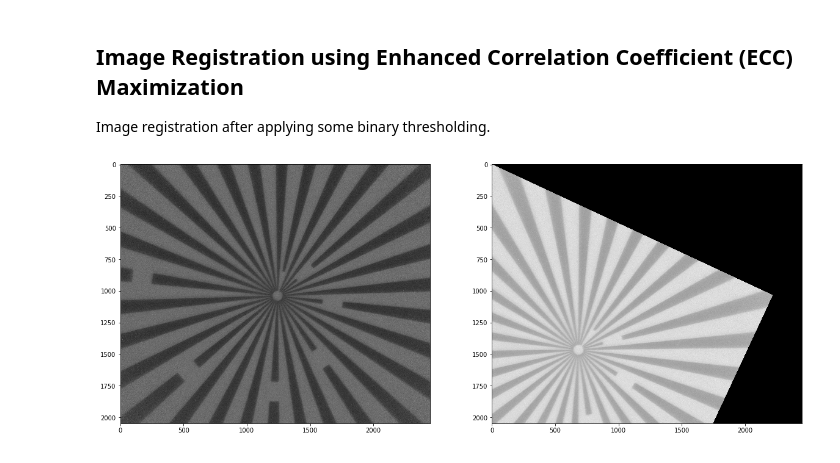
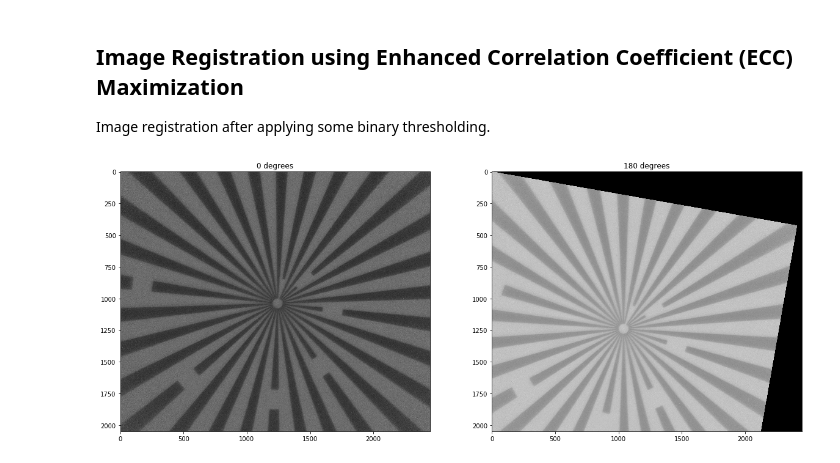
Before and after one commit to iamfaisalkhan/XImageRegistration, a Jupyter notebook: ECC Approach/Alignment-ECC-binary.ipynb, the cells around one changed output. Saved outputs shown, nothing was run; the diff lists cells and outputs as text; code cells hidden in the pictures.

```diff
--- a/ECC Approach/Alignment-ECC-binary.ipynb
+++ b/ECC Approach/Alignment-ECC-binary.ipynb
@@ -21,21 +21,28 @@ import matplotlib.patches as mpatches
 # %%
 samples = ['../samples/rot_0.tif',
            '../samples/rot_180.tif',
            '../samples/faked_rot_0_tilted_5.3deg.tif',
            '../samples/faked_rot_180.tif']
 
-img0deg = img_as_float(tiff.imread(samples[0]))
+img0deg = tiff.imread(samples[0])
 
-tform = AffineTransform(rotation=25 *  np.pi/180)
-img1deg = warp(img0deg, tform.inverse, output_shape=(img0deg.shape[0], img0deg.shape[1]))
+tform = AffineTransform(rotation=10 *  np.pi/180)
+img180deg = warp(img0deg, tform.inverse, output_shape=(img0deg.shape[0], img0deg.shape[1]))
 
-f, ax = plt.subplots(1, 2, figsize=(20,20))
-ax[0].imshow(img0deg, cmap='gray')
-ax[1].imshow(img1deg, cmap='gray')
 
+# img180deg = tiff.imread(samples[2])
+# img180deg = cv2.flip(img180deg, 1)
+
+fig = plt.figure(figsize=(20,20))
+plt.subplot(121)
+plt.imshow(img0deg, cmap='gray')
+plt.title("0 degrees")
+plt.subplot(122)
+plt.imshow(img180deg, cmap='gray')
+plt.title("180 degrees")
 plt.show()
 # %% [output]
-[figure, old version]
+[figure, new version]
 # %%
 def preProcess(image, rs=0.3):
     tmp = rescale(image, rs, mode='reflect')
```
Also changed, not shown: parts of 5 cells of this notebook, 3 other files.
